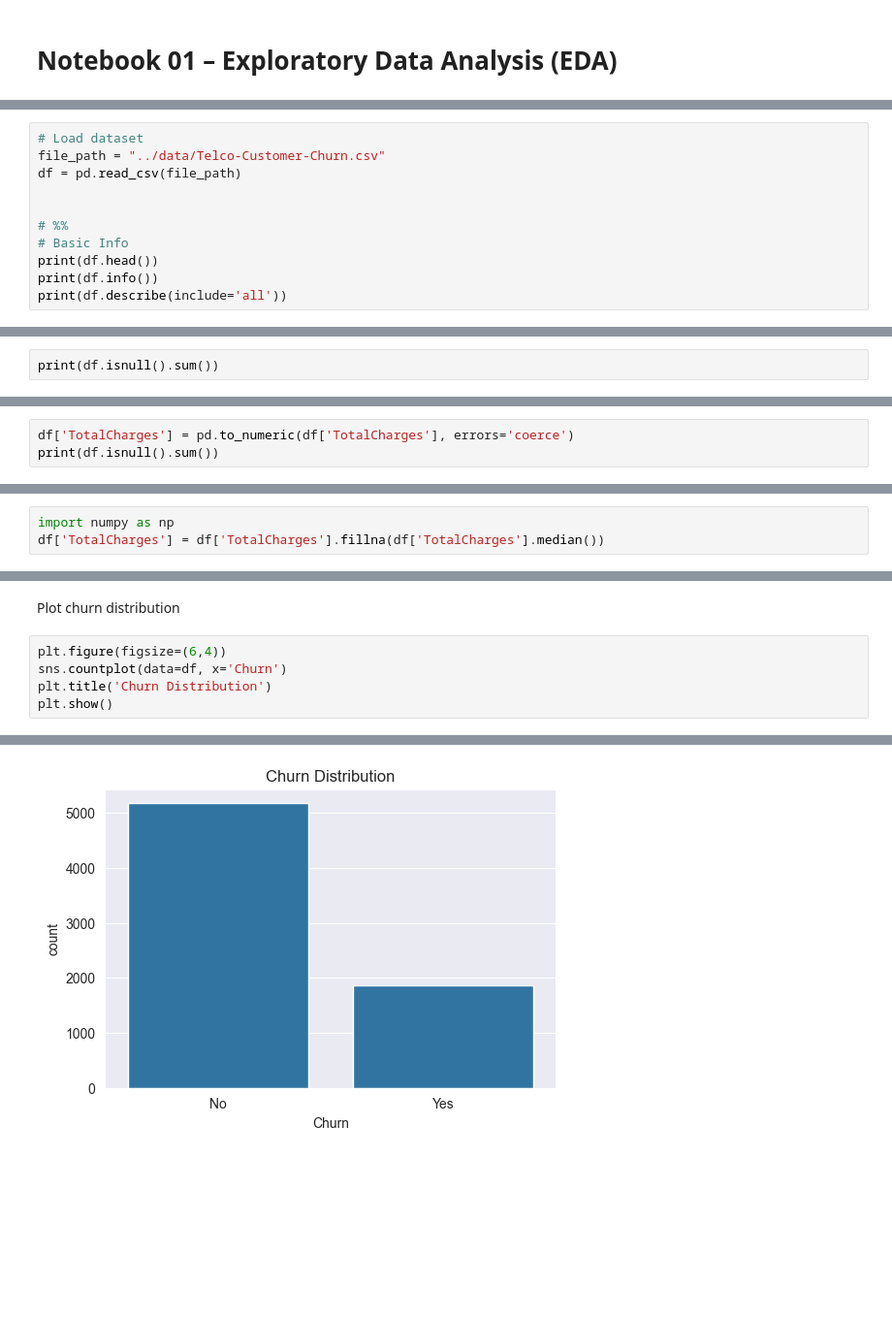
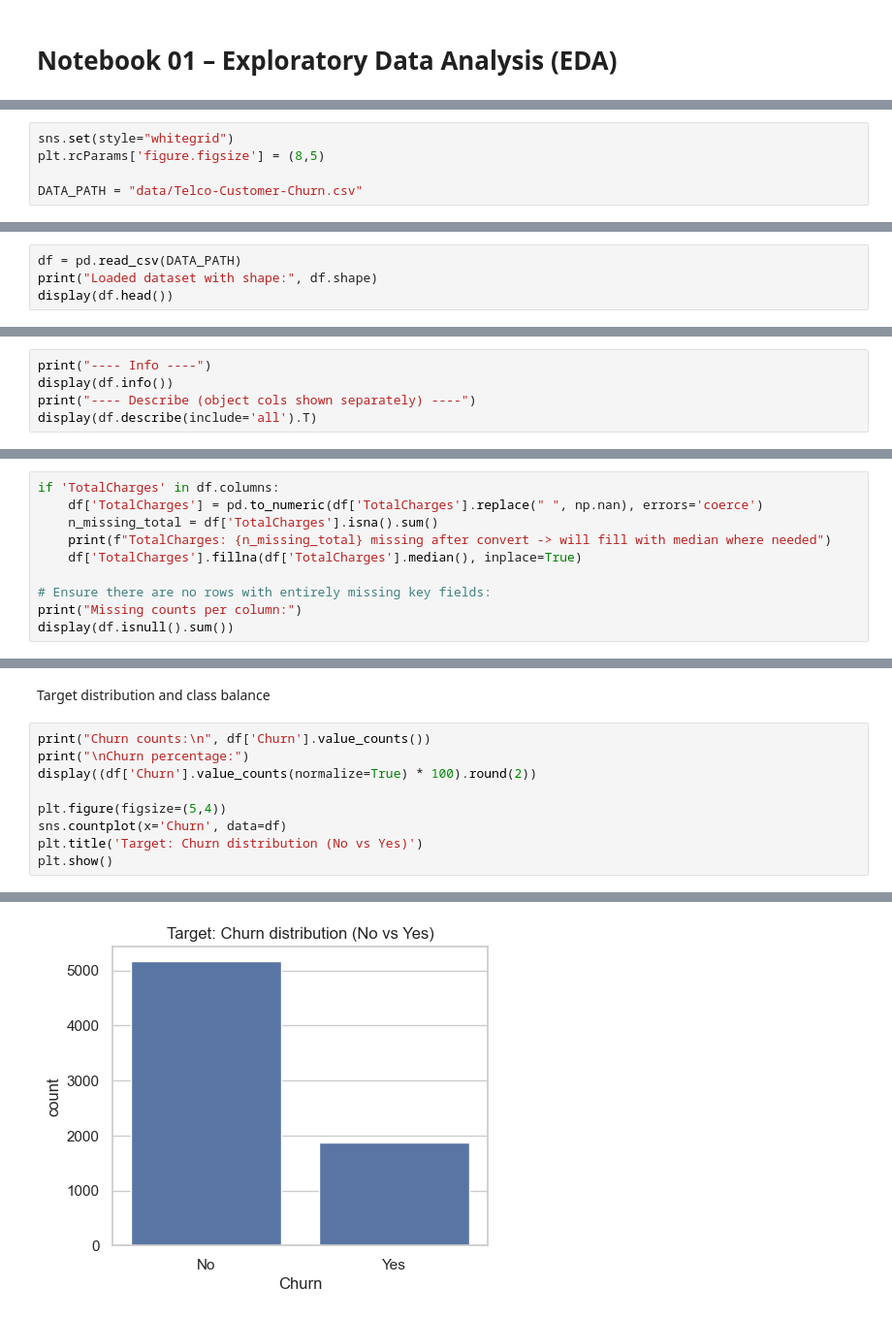
Before and after one commit to Sahan1644/ML-Churn, a Jupyter notebook: notebooks/01 Exploratory Data Analysis.ipynb, the cells around one changed output, grey strips where cells are left out. Shown at 97% size. Drawn from its saved outputs; the diff is of its cells as text; blank space fills up the shorter version.

Commit message:
fix errors in notebook 1

```diff
--- a/notebooks/01 Exploratory Data Analysis.ipynb
+++ b/notebooks/01 Exploratory Data Analysis.ipynb
@@ -7,11 +9,5 @@ import seaborn as sns
 # %%
-# Load dataset
-file_path = "../data/Telco-Customer-Churn.csv"
-df = pd.read_csv(file_path)
+sns.set(style="whitegrid")
+plt.rcParams['figure.figsize'] = (8,5)
 
-
-# %%
-# Basic Info
-print(df.head())
-print(df.info())
-print(df.describe(include='all'))
+DATA_PATH = "data/Telco-Customer-Churn.csv"
@@ -38,3 +16,5 @@ Check missing values
 # %%
-print(df.isnull().sum())
+df = pd.read_csv(DATA_PATH)
+print("Loaded dataset with shape:", df.shape)
+display(df.head())
 # %% [output]
@@ -60,4 +31,6 @@ Convert TotalCharges to numeric
 # %%
-df['TotalCharges'] = pd.to_numeric(df['TotalCharges'], errors='coerce')
-print(df.isnull().sum())
+print("---- Info ----")
+display(df.info())
+print("---- Describe (object cols shown separately) ----")
+display(df.describe(include='all').T)
 # %% [output]
@@ -83,3 +75,10 @@ Fill missing TotalCharges
 # %%
-import numpy as np
-df['TotalCharges'] = df['TotalCharges'].fillna(df['TotalCharges'].median())
+if 'TotalCharges' in df.columns:
+    df['TotalCharges'] = pd.to_numeric(df['TotalCharges'].replace(" ", np.nan), errors='coerce')
+    n_missing_total = df['TotalCharges'].isna().sum()
+    print(f"TotalCharges: {n_missing_total} missing after convert -> will fill with median where needed")
+    df['TotalCharges'].fillna(df['TotalCharges'].median(), inplace=True)
+
+# Ensure there are no rows with entirely missing key fields:
+print("Missing counts per column:")
+display(df.isnull().sum())
@@ -86,8 +111,12 @@ df['TotalCharges'] = df['TotalCharges'].fillna(df['TotalCharges'].median())
 # %% [markdown]
-Plot churn distribution
+Target distribution and class balance
 # %%
-plt.figure(figsize=(6,4))
-sns.countplot(data=df, x='Churn')
-plt.title('Churn Distribution')
+print("Churn counts:\n", df['Churn'].value_counts())
+print("\nChurn percentage:")
+display((df['Churn'].value_counts(normalize=True) * 100).round(2))
+
+plt.figure(figsize=(5,4))
+sns.countplot(x='Churn', data=df)
+plt.title('Target: Churn distribution (No vs Yes)')
 plt.show()
 # %% [output]
@@ -94,2 +134,2 @@ plt.show()
-[figure, old version]
+[figure, new version]
 # %% [markdown]
```
Also changed, not shown: parts of 22 cells of this notebook.
